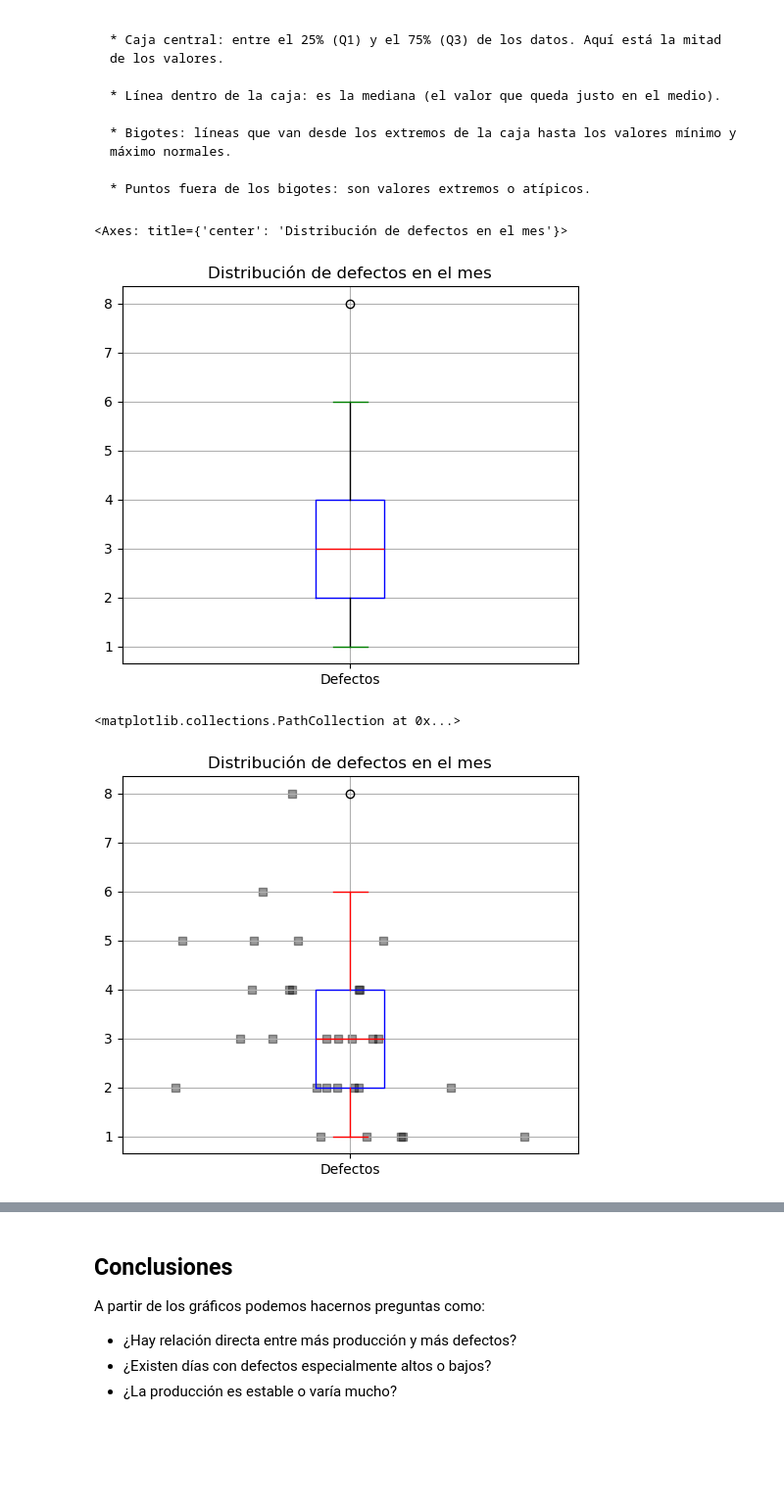
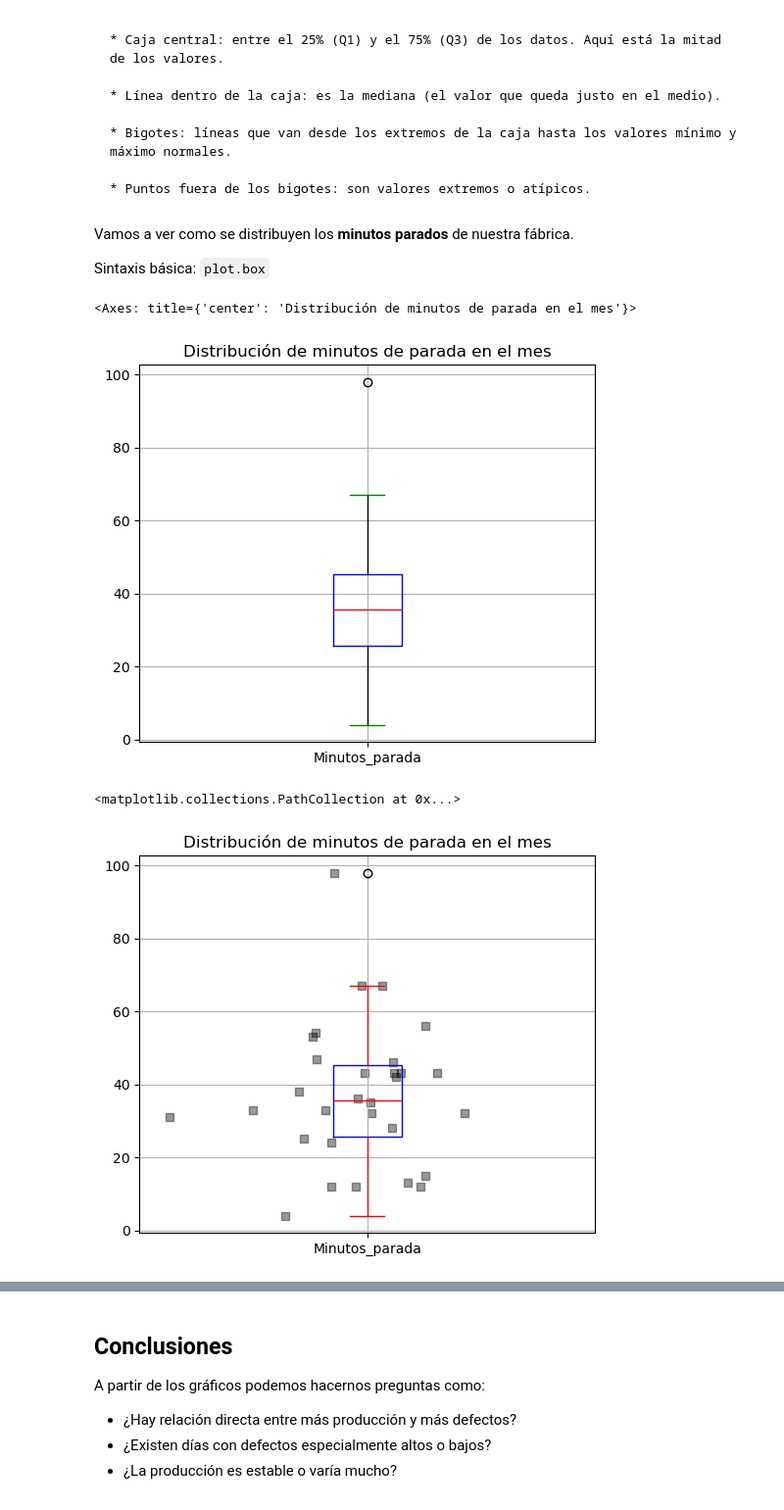
Before and after one commit to citius70/pandas-ticII-2BAC, a Jupyter notebook: _sources/7_dataframe_graficos_complejos.ipynb, the cells around one changed output, grey strips where cells are left out. Shown: that part at 98% size. Saved outputs shown, nothing was run; the diff lists cells and outputs as text; code cells hidden in the pictures; blank space fills up the shorter version.

````diff
--- a/_sources/7_dataframe_graficos_complejos.ipynb
+++ b/_sources/7_dataframe_graficos_complejos.ipynb
@@ -29,7 +27,7 @@ import pandas as pd
 
 # Datos de producción de la fábrica durante 30 días recopilados en un diccionario denominado "data"
 
-data = pd.read_csv("datasets/calidad.csv")
+data = pd.read_csv("https://drive.google.com/uc?export=download&id=1qKKGYeqdc48KI4gwmHX6oQ9oN0ZIyYnh")
 
 
 # Creamos el DataFrame "df"
@@ -37,4 +35,6 @@ df = pd.DataFrame(data)
 
 # Visualizamos los cinco primeros datos
 df.head(5)
+
+df.describe()
 # %% [output]
@@ -236,29 +266,33 @@ Imagina que tienes una lista de números, como los defectos diarios en una fábr
 
 * Puntos fuera de los bigotes: son valores extremos o atípicos.
 ```
+# %% [markdown]
+Vamos a ver como se distribuyen los **minutos parados** de nuestra fábrica.
+
+Sintaxis básica: `plot.box`
 # %%
-df[['Defectos']].plot.box(
-    title='Distribución de defectos en el mes',
+df[['Minutos_parada']].plot.box(
+    title='Distribución de minutos de parada en el mes',
     figsize=(6, 5),
     grid=True,
     color=dict(boxes='blue', whiskers='black', medians='red', caps='green')
 )
 # %% [output]
-<Axes: title={'center': 'Distribución de defectos en el mes'}>
+<Axes: title={'center': 'Distribución de minutos de parada en el mes'}>
-[figure, old version]
+[figure, new version]
 # %%
 # Boxplot básico con pandas
-ax = df[['Defectos']].plot.box(
-    title='Distribución de defectos en el mes',
+ax = df[['Minutos_parada']].plot.box(
+    title='Distribución de minutos de parada en el mes',
     grid=True,
     color=dict(boxes='blue', whiskers='red', medians='red', caps='red'),
     figsize=(6, 5)
 )
 
 # Agregar puntos individuales (jitter manual para que no se solapen)
 import numpy as np
-x_jitter = np.random.normal(1, 0.15, size=len(df))  # Simula separación en X
-ax.scatter(x_jitter, df['Defectos'], marker='s',alpha=0.4, color='black')
+x_jitter = np.random.normal(1, 0.17, size=len(df))  # Simula separación en X
+ax.scatter(x_jitter, df['Minutos_parada'], marker='s',alpha=0.4, color='black')
 # %% [output]
 <matplotlib.collections.PathCollection at 0x...>
-[figure, old version]
+[figure, new version]
````
Also changed, not shown: parts of 29 cells of this notebook, 10 other files.
